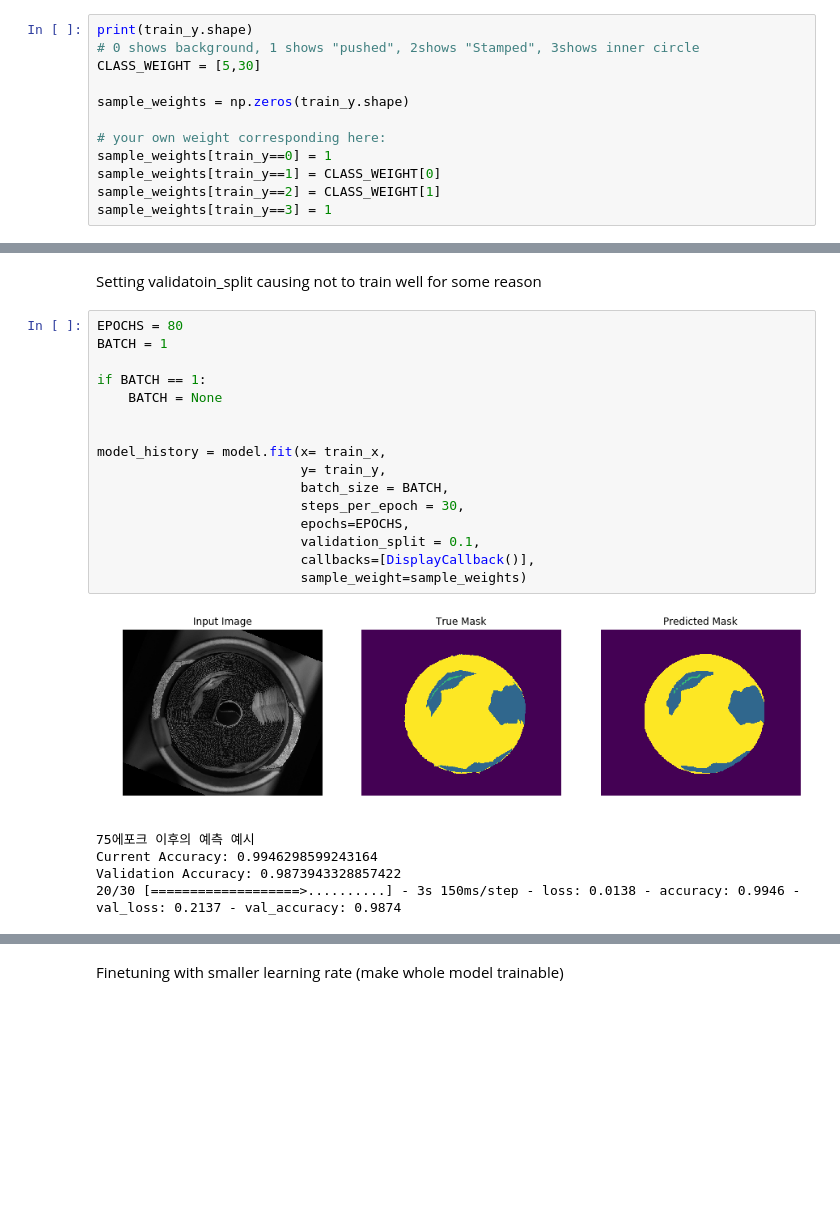
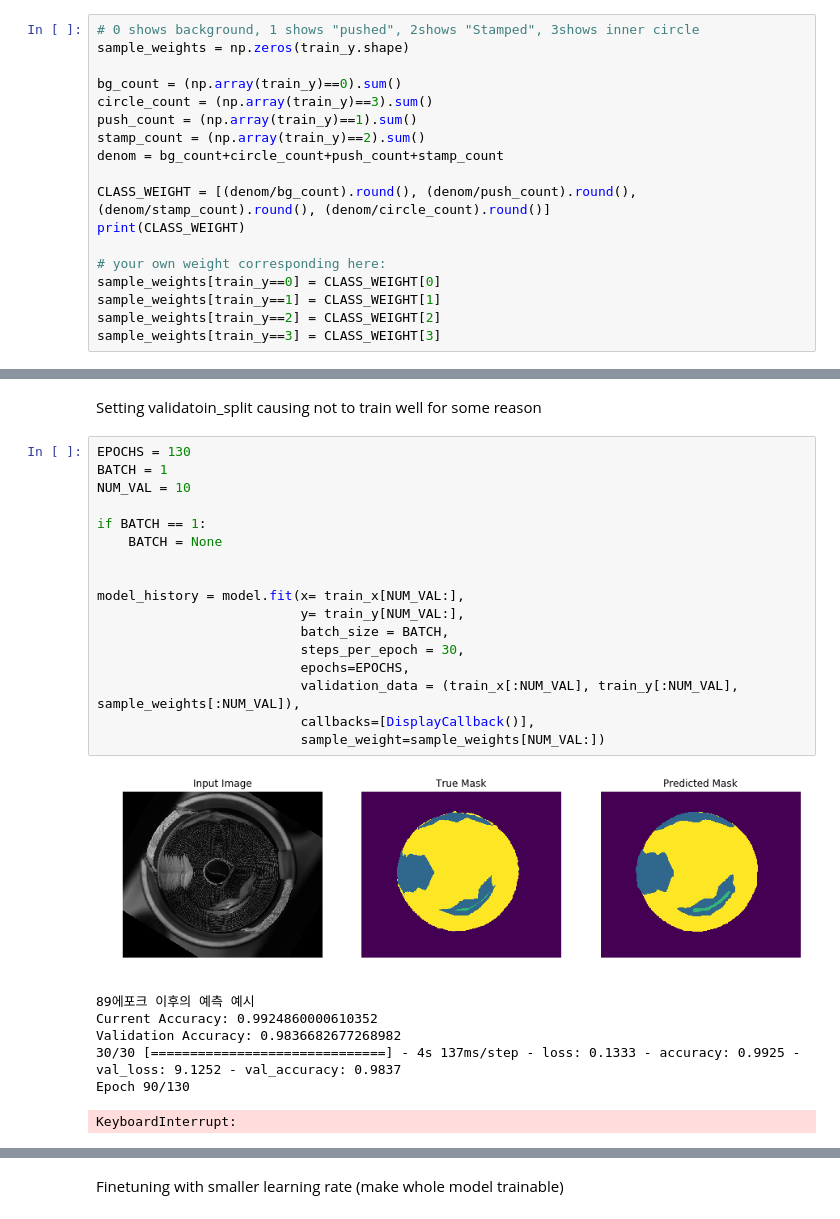
Before and after one commit to jhk0429/Segmentation_project, a Jupyter notebook: train.ipynb, the cells around one changed output, grey strips where cells are left out. Drawn from its saved outputs; the diff is of its cells as text; blank space fills up the shorter version.

```diff
--- a/train.ipynb
+++ b/train.ipynb
@@ -161,15 +161,21 @@ sample_mask = train_y[13]
 # %% [markdown]
 찍힘 class에 가장 높은 weight, "눌림" class에 그 다음 높은 weight 적용
 # %%
-print(train_y.shape)
 # 0 shows background, 1 shows "pushed", 2shows "Stamped", 3shows inner circle
-CLASS_WEIGHT = [5,30]
-
 sample_weights = np.zeros(train_y.shape)
 
+bg_count = (np.array(train_y)==0).sum()
+circle_count = (np.array(train_y)==3).sum()
+push_count = (np.array(train_y)==1).sum()
+stamp_count = (np.array(train_y)==2).sum()
+denom = bg_count+circle_count+push_count+stamp_count
+
+CLASS_WEIGHT = [(denom/bg_count).round(), (denom/push_count).round(), (denom/stamp_count).round(), (denom/circle_count).round()]
+print(CLASS_WEIGHT)
+
 # your own weight corresponding here:
-sample_weights[train_y==0] = 1
-sample_weights[train_y==1] = CLASS_WEIGHT[0]
-sample_weights[train_y==2] = CLASS_WEIGHT[1]
-sample_weights[train_y==3] = 1
+sample_weights[train_y==0] = CLASS_WEIGHT[0]
+sample_weights[train_y==1] = CLASS_WEIGHT[1]
+sample_weights[train_y==2] = CLASS_WEIGHT[2]
+sample_weights[train_y==3] = CLASS_WEIGHT[3]
 # %% [output]
@@ -227,27 +239,30 @@ class DisplayCallback(tf.keras.callbacks.Callback):
 # %% [markdown]
 Setting validatoin_split causing not to train well for some reason
 # %%
-EPOCHS = 80
+EPOCHS = 130
 BATCH = 1
+NUM_VAL = 10
 
 if BATCH == 1:
     BATCH = None
 
 
-model_history = model.fit(x= train_x,
-                          y= train_y,
+model_history = model.fit(x= train_x[NUM_VAL:],
+                          y= train_y[NUM_VAL:],
                           batch_size = BATCH,
                           steps_per_epoch = 30,
                           epochs=EPOCHS,
-                          validation_split = 0.1,
+                          validation_data = (train_x[:NUM_VAL], train_y[:NUM_VAL], sample_weights[:NUM_VAL]),
                           callbacks=[DisplayCallback()],
-                          sample_weight=sample_weights)
+                          sample_weight=sample_weights[NUM_VAL:])
 # %% [output]
-[figure, old version]
+[figure, new version]
-75에포크 이후의 예측 예시
-Current Accuracy: 0.9946298599243164
-Validation Accuracy: 0.9873943328857422
-20/30 [===================>..........] - 3s 150ms/step - loss: 0.0138 - accuracy: 0.9946 - val_loss: 0.2137 - val_accuracy: 0.9874
+89에포크 이후의 예측 예시
+Current Accuracy: 0.9924860000610352
+Validation Accuracy: 0.9836682677268982
+30/30 [==============================] - 4s 137ms/step - loss: 0.1333 - accuracy: 0.9925 - val_loss: 9.1252 - val_accuracy: 0.9837
+Epoch 90/130
+KeyboardInterrupt:
 # %%
 test_x = []
 test_y = []
```
Also changed, not shown: parts of 18 cells of this notebook, 1 other file.
